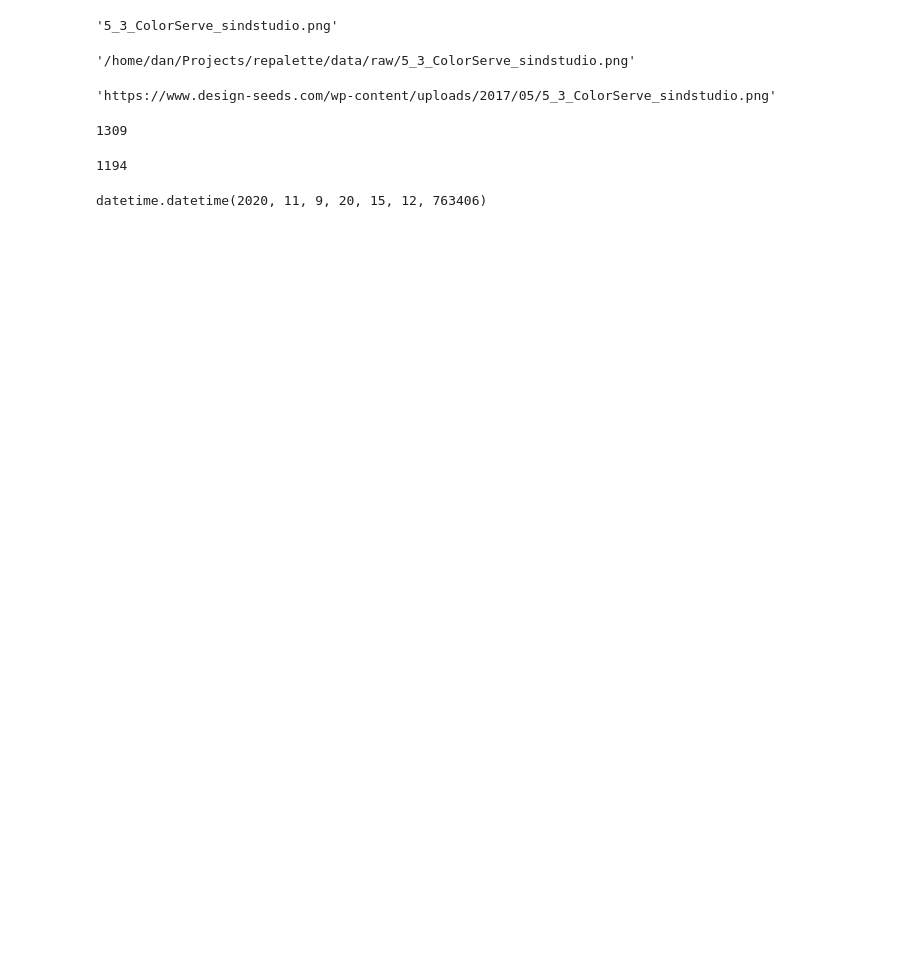
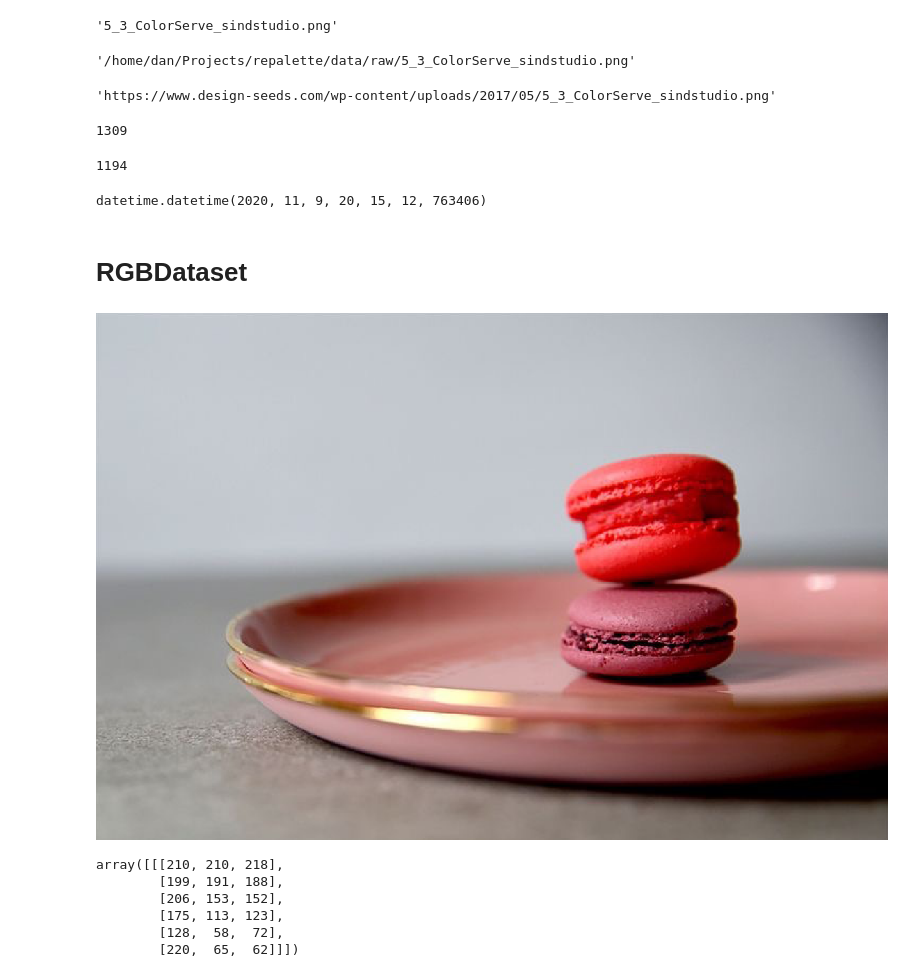
Before and after one commit to danielgafni/repalette, a Jupyter notebook: notebooks/dataset.ipynb, the cells around one changed output. Drawn from its saved outputs; the diff is of its cells as text; code cells hidden in the pictures; blank space fills up the shorter version.

```diff
--- a/notebooks/dataset.ipynb
+++ b/notebooks/dataset.ipynb
@@ -36,3 +38,5 @@ raw_image.width
 raw_image.created_at
 # %% [output]
 datetime.datetime(2020, 11, 9, 20, 15, 12, 763406)
+# %% [markdown]
+# RGBDataset
@@ -38,0 +45,17 @@ datetime.datetime(2020, 11, 9, 20, 15, 12, 763406)
+# %%
+rgb_dataset = RGBDataset()
+# %%
+(image, palette), rgb_image = rgb_dataset[0]
+# %%
+image
+# %% [output]
+[figure, added]
+# %%
+rgb_image.get_palette()
+# %% [output]
+array([[[210, 210, 218],
+        [199, 191, 188],
+        [206, 153, 152],
+        [175, 113, 123],
+        [128,  58,  72],
+        [220,  65,  62]]])
```
Also changed, not shown: parts of 9 cells of this notebook, 3 other files.
